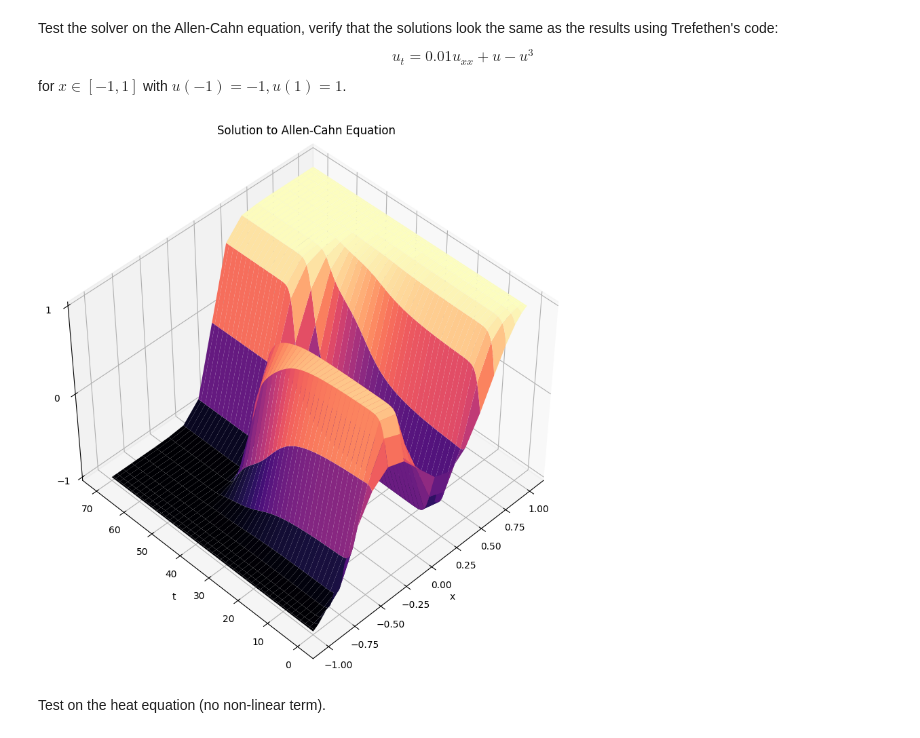
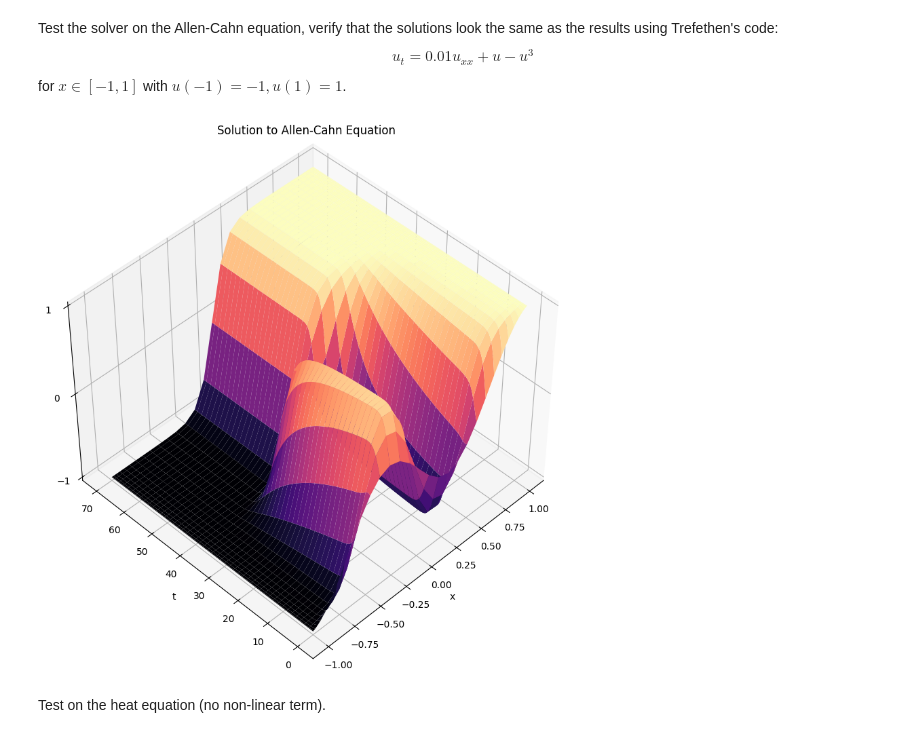
Before and after one commit to tiaraedd/Exponential_Time_Differencing, a Jupyter notebook: examples/generalized_ETD.ipynb, the cells around one changed output. Cells and saved outputs as stored; diff of their text form; code cells hidden in the pictures.

```diff
--- a/examples/generalized_ETD.ipynb
+++ b/examples/generalized_ETD.ipynb
@@ -94,7 +94,7 @@ Test the solver on the Allen-Cahn equation, verify that the solutions look the s
 $$u_t = 0.01u_{xx} + u - u^3$$
 for $x \in [-1, 1]$ with $u(-1) = -1, u(1) = 1$.
 # %%
-N = 20                                                  # number of Chebyshev points to use in space
+N = 32                                                  # number of Chebyshev points to use in space
 D, x = cheb(N)                                          # define the spatial grid and differential operator (Chebyshev)
 L = 0.01 * (D @ D)                                      # define the linear operator
 N = lambda u : u - u**3                                 # non-linear part
@@ -108,24 +108,24 @@ u0 = lambda x : (0.53 * x +
 tf = 70                                                 # final time
 nt = 70*4                                               # number of time-steps
 
-U, t = ETD(L, N, x, u0, alpha, beta, q, tf, nt)
+U_allen_cahn, t_allen_cahn = ETD(L, N, x, u0, alpha, beta, q, tf, nt)
 # %%
 # plot as a 3D surface
-X, T = np.meshgrid(x, t)
+X, T = np.meshgrid(x, t_allen_cahn)
 
 fig = plt.figure(figsize=(10, 10))
 ax = fig.add_subplot(111, projection="3d")
 
-ax.plot_surface(X, T, U, cmap="magma")
+ax.plot_surface(X, T, U_allen_cahn, cmap="magma")
 ax.view_init(elev=45, azim=(-45 - 90))
 ax.set_zticks([-1, 0, 1])
 ax.set_xlabel("x")
 ax.set_ylabel("t")
 ax.set_zlabel("u")
 ax.set_title("Solution to Allen-Cahn Equation")
 plt.show()
 # %% [output]
-[figure, old version]
+[figure, new version]
 # %% [markdown]
 Test on the heat equation (no non-linear term).
 # %%
```
Also changed, not shown: parts of 16 cells of this notebook, 2 other files.
